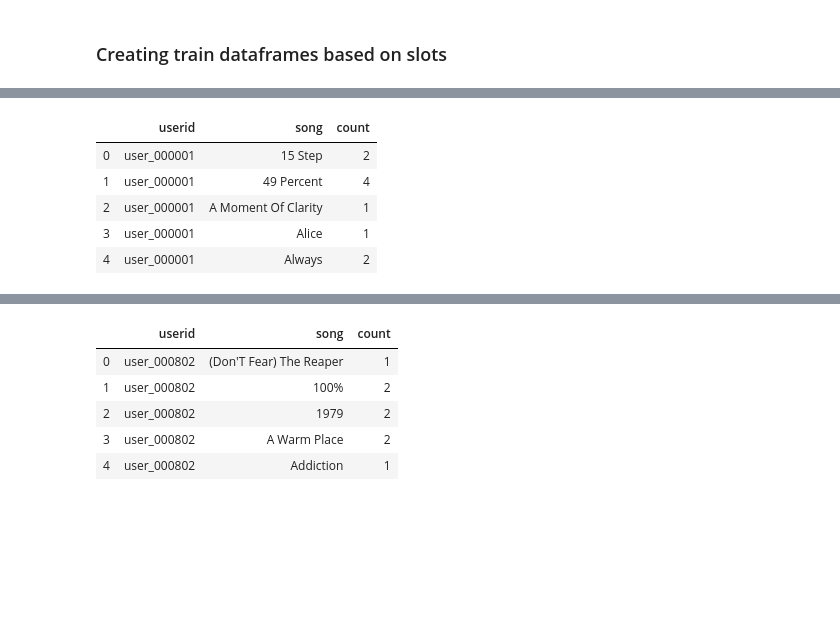
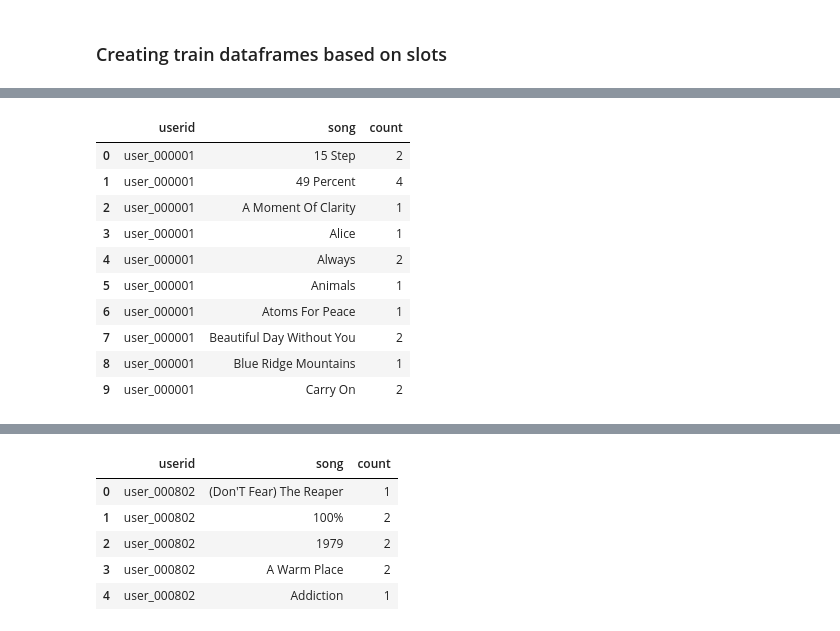
Before and after one commit to hemangbehl/Time-Aware-Music-Recommedation-System-Lastfm, a Jupyter notebook: Time aware similarity based recommendations.ipynb, the cells around one changed output, grey strips where cells are left out. Saved outputs shown, nothing was run; the diff lists cells and outputs as text; code cells hidden in the pictures; blank space fills up the shorter version.

```diff
--- a/Time aware similarity based recommendations.ipynb
+++ b/Time aware similarity based recommendations.ipynb
@@ -65,0 +154,2 @@ Number of songs : 1083471
+# %%
+data_profile['username'] = user_unique
@@ -65,0 +195,2 @@ Number of songs : 1083471
+# %%
+user_songs_df = user_songs_df.merge(data_profile[:992], left_on='userid', right_on='username', how = 'outer')
@@ -65,0 +206,4 @@ Number of songs : 1083471
+# %%
+user_songs_df = user_songs_df.drop(['userid_y', 'signup_date', 'username'], axis = 1)
+# %%
+user_songs_df = user_songs_df.rename ( columns = {"userid_x" : "userid"} )
@@ -282,9 +481,14 @@ test_user_song_count_df_fourth = test_fourth_slot_df.groupby(["userid","song"]).
 # %%
-train_user_song_count_df_first.head()
+train_user_song_count_df_first.head(10)
 # %% [output]
 |  | userid | song | count |
 | 0 | user_000001 | 15 Step | 2 |
 | 1 | user_000001 | 49 Percent | 4 |
 | 2 | user_000001 | A Moment Of Clarity | 1 |
 | 3 | user_000001 | Alice | 1 |
 | 4 | user_000001 | Always | 2 |
+| 5 | user_000001 | Animals | 1 |
+| 6 | user_000001 | Atoms For Peace | 1 |
+| 7 | user_000001 | Beautiful Day Without You | 2 |
+| 8 | user_000001 | Blue Ridge Mountains | 1 |
+| 9 | user_000001 | Carry On | 2 |
```
Also changed, not shown: parts of 49 cells of this notebook, 1 other file.
